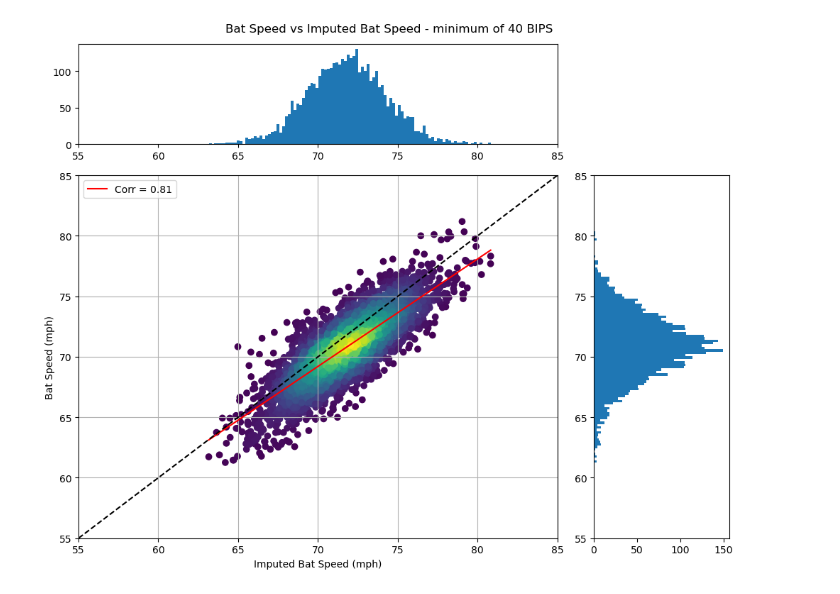
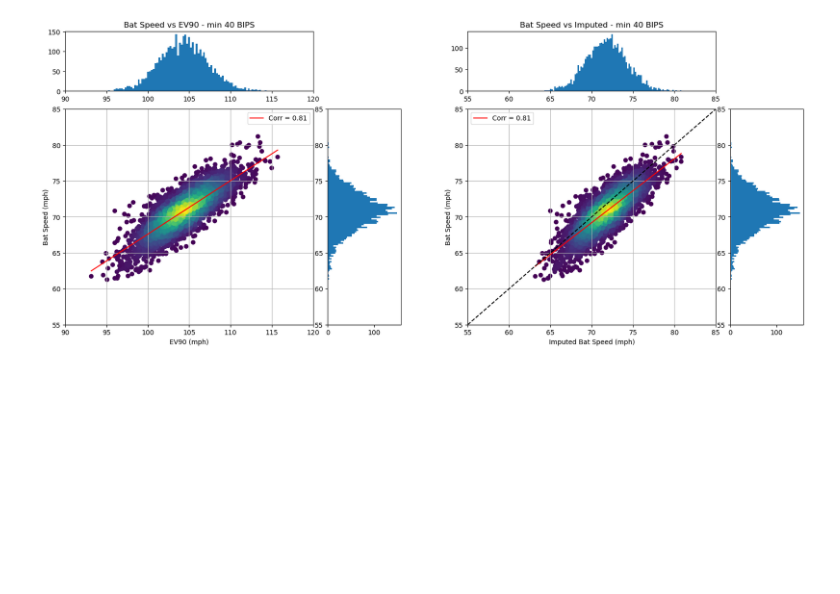
Before and after one commit to remmertjack/portfolio, a Jupyter notebook: batspeed/data/pull_data.ipynb, the cells around one changed output. Cells and saved outputs as stored; diff of their text form; code cells hidden in the pictures; blank space fills up the shorter version.

```diff
--- a/batspeed/data/pull_data.ipynb
+++ b/batspeed/data/pull_data.ipynb
@@ -102,4 +137,8 @@ pop.head()
 # %%
+pop = data.groupby(['batter','month_name','year']).agg(
+        obs = ('pitch_type','count')
+    ).reset_index()
+
 # filter to only balls in play for exit velocity data
 evd = data.loc[data['description']=='hit_into_play'].reset_index(drop=True)
 # filter out bunts
@@ -109,3 +148,11 @@ evd = evd.loc[~evd['des'].str.contains('bunt', na=False)].reset_index(drop=True)
 evd = evd.loc[~evd['launch_speed'].isna()].reset_index(drop=True)
 # filter out ev above 122.9
 evd = evd.loc[evd['launch_speed']<123].reset_index(drop=True)
+
+# calc 90th percentile exit velo
+top90 = evd.groupby([
+    'batter','month_name','year'
+    ]).agg(
+        ev90=('launch_speed', lambda x: np.percentile(x, 90)),
+        bips=('launch_speed', 'count')
+    ).reset_index()
@@ -167,10 +193,10 @@ Name: bips, dtype: float64
 # conditional on 90th percentile ev, compute avg pitch velo faced
 top = evd.merge(top90, how='left', on=['batter','month_name','year'])
 top = top.loc[top['launch_speed'] >= top['ev90']].reset_index(drop=True)
-top = top.groupby([
-    'batter','month_name','year'
-    ]).agg(
+top = top.groupby(['batter','month_name','year']).agg(
         avg_pitch_velocity=('release_speed', 'mean'),
         bips_hard=('launch_speed', 'count')
 ).reset_index()
-top.head(10)
+
+top90 = top90.merge(top, on=['batter','month_name','year'], how='left')
+pop = pop.merge(top90, on=['batter','month_name','year'], how='left')
@@ -869,43 +465,47 @@ plt.tight_layout()
 # %%
-# Bat Speed and Imputed Bat Speed
-cd = grid.dropna(subset=['bat_speed', 'imputed_bat_speed']).copy()
-cd = cd.loc[cd['bips']>=MIN_BIPS]
-x = cd['imputed_bat_speed'].values.astype(float)
-y = cd['bat_speed'].values.astype(float)
+def draw_joint(fig, outer_cell, x, y, xlabel, ylabel, title, xlim=None, ylim=None, xticks=None, yticks=None, diag=False):
+    gs = gridspec.GridSpecFromSubplotSpec(4, 4, subplot_spec=outer_cell, wspace=0.2, hspace=0.3)
+    ax_joint = fig.add_subplot(gs[1:4, 0:3])
+    ax_marg_x = fig.add_subplot(gs[0, 0:3])
+    ax_marg_y = fig.add_subplot(gs[1:4, 3])
 
-xy = np.vstack([x, y])
-kde_joint = gaussian_kde(xy)
-density = kde_joint(xy)
+    xy = np.vstack([x, y])
+    density = gaussian_kde(xy)(xy)
 
-x_grid = np.linspace(x.min(), x.max(), 200)
-y_grid = np.linspace(y.min(), y.max(), 200)
+    ax_joint.scatter(x, y, c=density, cmap='viridis')
+    m, b = np.polyfit(x, y, 1)
+    x_line = np.linspace(x.min(), x.max(), 100)
+    ax_joint.plot(x_line, m * x_line + b, color='red', label=f'Corr = {np.corrcoef(x,y)[0,1]:.2f}')
+    ax_joint.axline((0, 0), slope=1, color='black', linestyle='--')
+    ax_joint.set_xlabel(xlabel)
+    ax_joint.set_xlim(xlim)
+    ax_joint.set_ylim(ylim)
+    ax_joint.set_xticks(xticks)
+    ax_joint.set_yticks(yticks)
+    ax_joint.set_ylabel(ylabel)
+    ax_joint.legend()
+    ax_joint.grid(True)
+    ax_marg_x.hist(x, bins=100)
+    ax_marg_y.hist(y, bins=100, orientation='horizontal')
+    ax_marg_x.set_title(title)
+    ax_marg_x.set_xticks(xticks)
+    ax_marg_y.set_yticks(yticks)
 
-fig = plt.figure(figsize=(10, 8))
-gs = gridspec.GridSpec(4, 4)
+fig = plt.figure(figsize=(20, 8))
+outer = gridspec.GridSpec(1, 2, figure=fig)
 
-ax_joint = fig.add_subplot(gs[1:4, 0:3])
-ax_marg_x = fig.add_subplot(gs[0, 0:3], sharex = ax_joint)
-ax_marg_y = fig.add_subplot(gs[1:4, 3], sharey = ax_joint)
+cd1 = grid.dropna(subset=['bat_speed', 'ev90']).copy()
+cd1 = cd1.loc[cd1['bips'] >= MIN_BIPS]
+x1, y1 = cd1['ev90'].values.astype(float), cd1['bat_speed'].values.astype(float)
+draw_joint(fig, outer[0], x1, y1, 'EV90 (mph)', 'Bat Speed (mph)', f'Bat Speed vs EV90 - min {MIN_BIPS} BIPS',
+           xlim = (90,120), ylim = (55,85), xticks = np.arange(90, 121, 5), yticks=np.arange(55, 86, 5)
+        )
 
-sc = ax_joint.scatter(x, y, c=density, cmap='viridis')
-m, b = np.polyfit(x, y, 1)
-x_line = np.linspace(x.min(), x.max(), 100)
-ax_joint.plot(x_line, m * x_line + b, color='red', label=f'Corr = {np.corrcoef(x,y)[0,1]:.2f}')
-ax_joint.axline((0, 0), slope=1, color='black', linestyle='--')
-ax_joint.set_xticks(np.arange(55, 86, 5))
-ax_joint.set_yticks(np.arange(55, 86, 5))
-ax_joint.set_xlim(55, 85)
-ax_joint.set_ylim(55, 85)
-ax_joint.grid(True)
-
-ax_joint.set_xlabel('Imputed Bat Speed (mph)')
-ax_joint.set_ylabel('Bat Speed (mph)')
-ax_joint.legend()
-
-ax_marg_x.hist(x,bins=100)
-ax_marg_y.hist(y,bins=100, orientation='horizontal')
-
-fig.suptitle(f'Bat Speed vs Imputed Bat Speed - minimum of {MIN_BIPS} BIPS''')
-plt.tight_layout()
+cd2 = grid.dropna(subset=['bat_speed', 'imputed_bat_speed']).copy()
+cd2 = cd2.loc[cd2['bips'] >= MIN_BIPS]
+x2, y2 = cd2['imputed_bat_speed'].values.astype(float), cd2['bat_speed'].values.astype(float)
+draw_joint(fig, outer[1], x2, y2, 'Imputed Bat Speed (mph)', 'Bat Speed (mph)', f'Bat Speed vs Imputed - min {MIN_BIPS} BIPS',
+           xlim = (55,85), ylim = (55,85), xticks = np.arange(55, 86, 5), yticks=np.arange(55, 86, 5)
+        )
 # %% [output]
-[figure, old version]
+[figure, new version]
```
Also changed, not shown: parts of 87 cells of this notebook, 5 other files.
